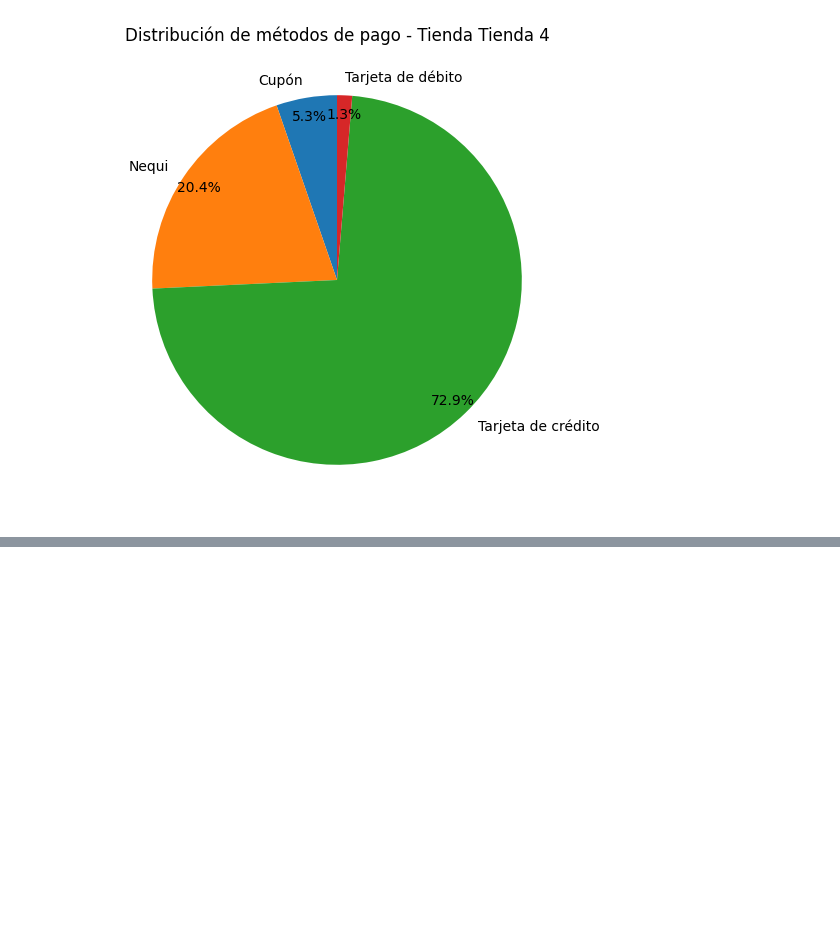
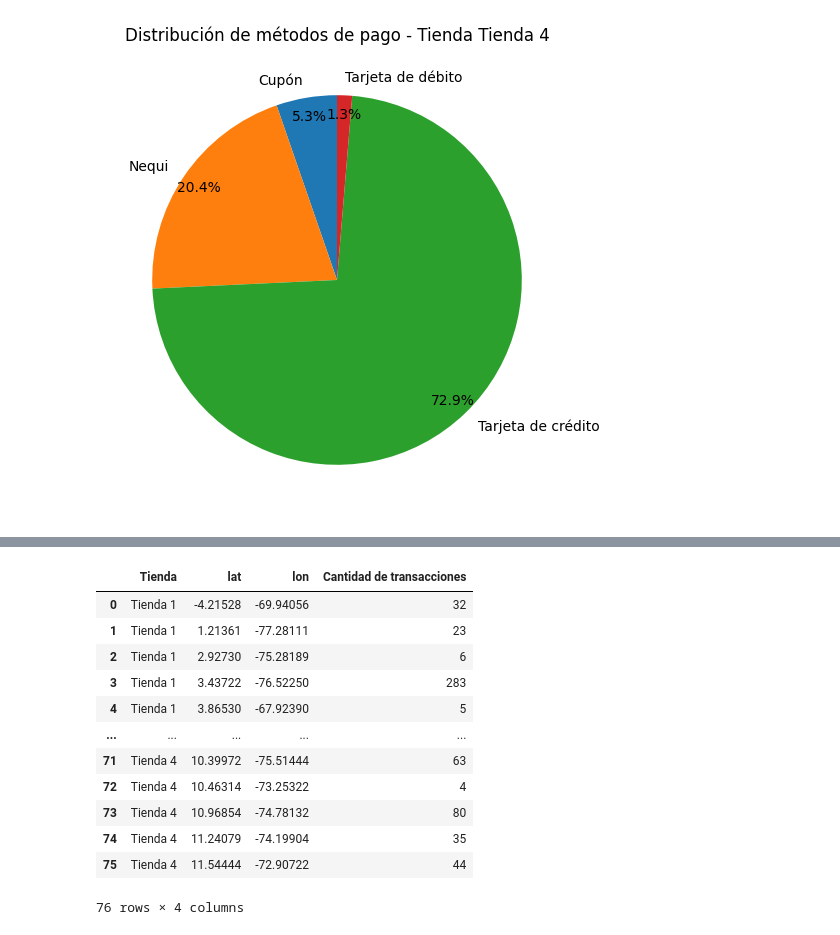
Before and after one commit to AndreaCisneros/challenge-alura-store, a Jupyter notebook: Alura-store.ipynb, the cells around one changed output, grey strips where cells are left out. Drawn from its saved outputs; the diff is of its cells as text; code cells hidden in the pictures; blank space fills up the shorter version.

```diff
--- a/Alura-store.ipynb
+++ b/Alura-store.ipynb
@@ -503,0 +516,17 @@ for tienda in pagos_tienda['Tienda'].unique():
+# %%
+ubicacion_tiendas = tiendas.groupby(['Tienda', 'lat', 'lon']).size().reset_index(name='Cantidad de transacciones')
+ubicacion_tiendas
+# %% [output]
+|  | Tienda | lat | lon | Cantidad de transacciones |
+| 0 | Tienda 1 | -4.21528 | -69.94056 | 32 |
+| 1 | Tienda 1 | 1.21361 | -77.28111 | 23 |
+| 2 | Tienda 1 | 2.92730 | -75.28189 | 6 |
+| 3 | Tienda 1 | 3.43722 | -76.52250 | 283 |
+| 4 | Tienda 1 | 3.86530 | -67.92390 | 5 |
+| ... | ... | ... | ... | ... |
+| 71 | Tienda 4 | 10.39972 | -75.51444 | 63 |
+| 72 | Tienda 4 | 10.46314 | -73.25322 | 4 |
+| 73 | Tienda 4 | 10.96854 | -74.78132 | 80 |
+| 74 | Tienda 4 | 11.24079 | -74.19904 | 35 |
+| 75 | Tienda 4 | 11.54444 | -72.90722 | 44 |
+76 rows × 4 columns
```
Also changed, not shown: parts of 8 cells of this notebook.
